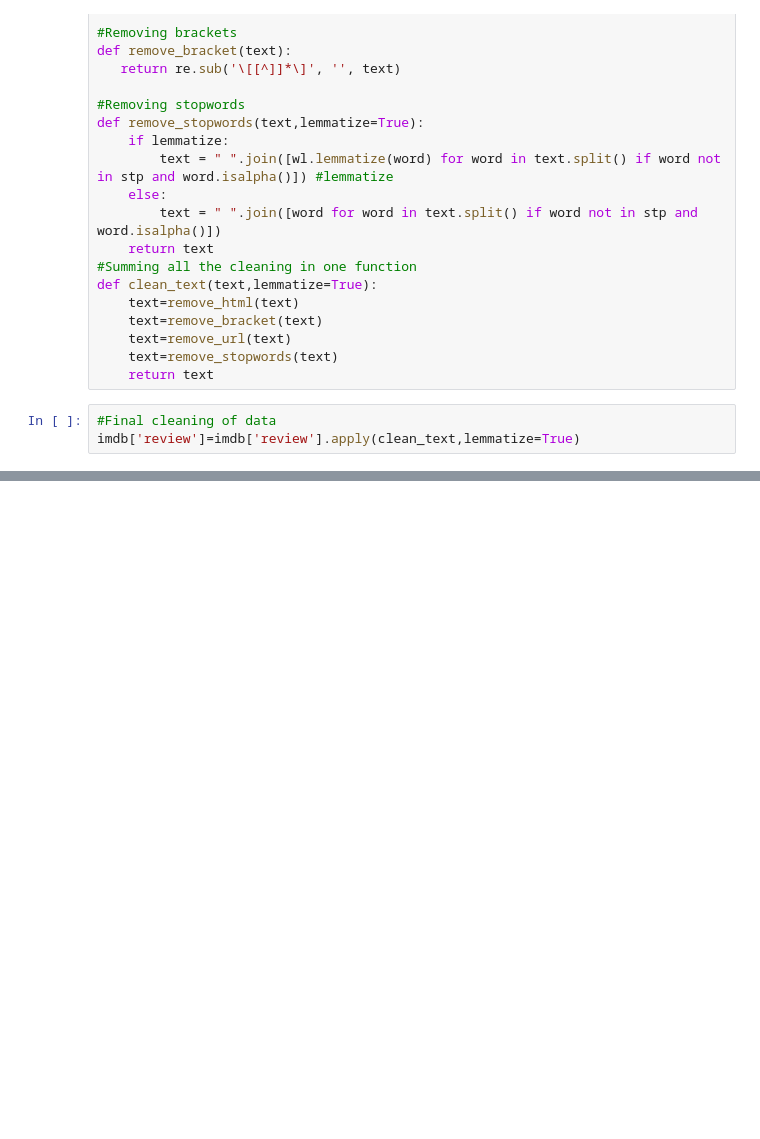
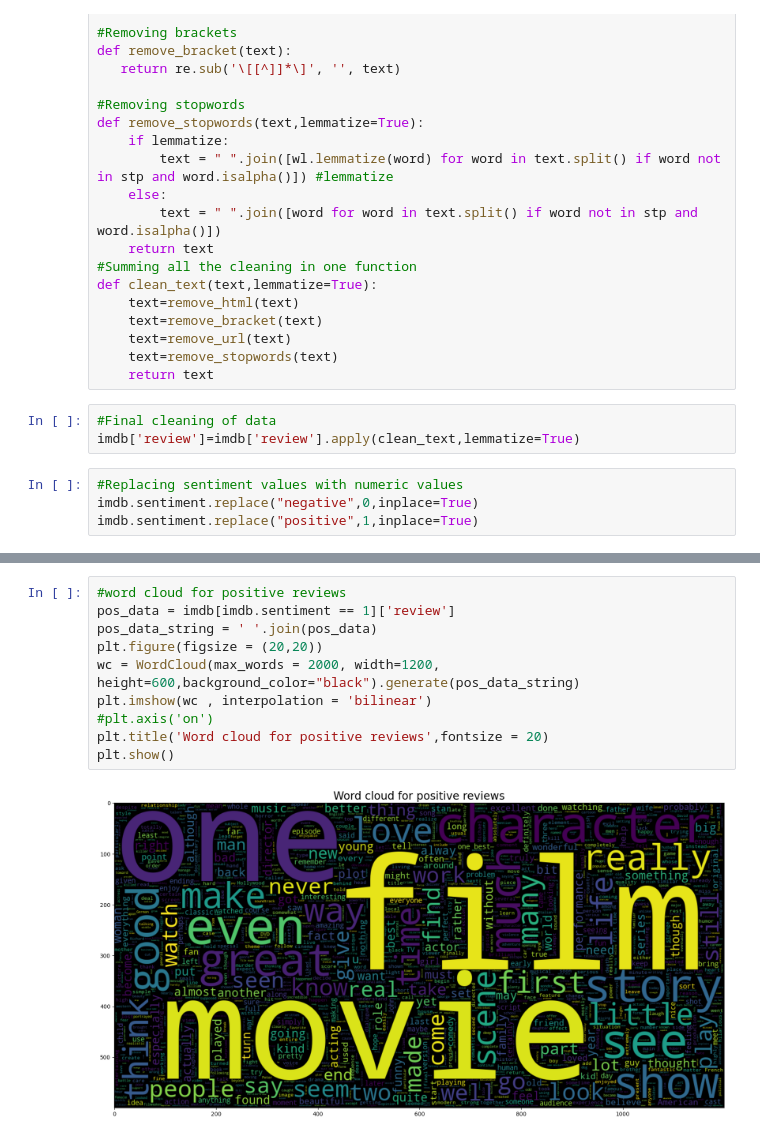
Before and after one commit to shrey2003/SENTIMENTY, a Jupyter notebook: sentiment_analyser.ipynb, the cells around one changed output, grey strips where cells are left out. Drawn from its saved outputs; the diff is of its cells as text; blank space fills up the shorter version.

Commit message:
Exploratory Analysis of data

```diff
--- a/sentiment_analyser.ipynb
+++ b/sentiment_analyser.ipynb
@@ -88,3 +90,7 @@ def clean_text(text,lemmatize=True):
 # %%
 #Final cleaning of data
 imdb['review']=imdb['review'].apply(clean_text,lemmatize=True)
+# %%
+#Replacing sentiment values with numeric values
+imdb.sentiment.replace("negative",0,inplace=True)
+imdb.sentiment.replace("positive",1,inplace=True)
@@ -90,0 +104,12 @@ imdb['review']=imdb['review'].apply(clean_text,lemmatize=True)
+# %%
+#word cloud for positive reviews
+pos_data = imdb[imdb.sentiment == 1]['review']
+pos_data_string = ' '.join(pos_data)
+plt.figure(figsize = (20,20))
+wc = WordCloud(max_words = 2000, width=1200, height=600,background_color="black").generate(pos_data_string)
+plt.imshow(wc , interpolation = 'bilinear')
+#plt.axis('on')
+plt.title('Word cloud for positive reviews',fontsize = 20)
+plt.show()
+# %% [output]
+[figure, added]
```
Also changed, not shown: parts of 3 cells of this notebook, 1 other file.
